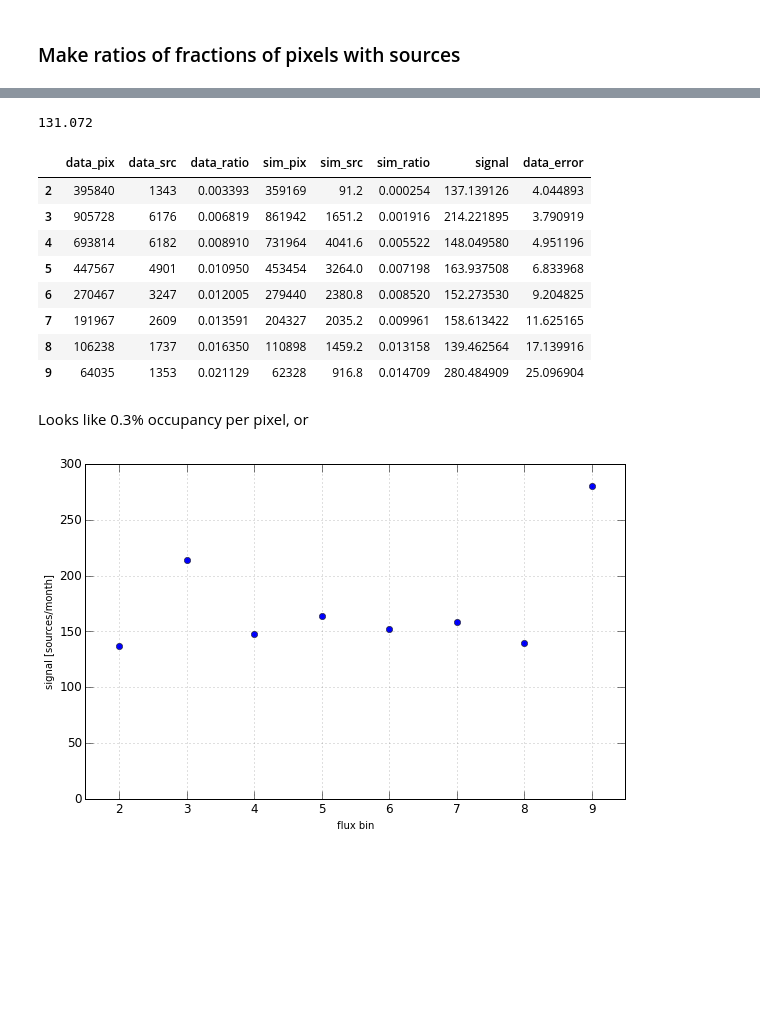
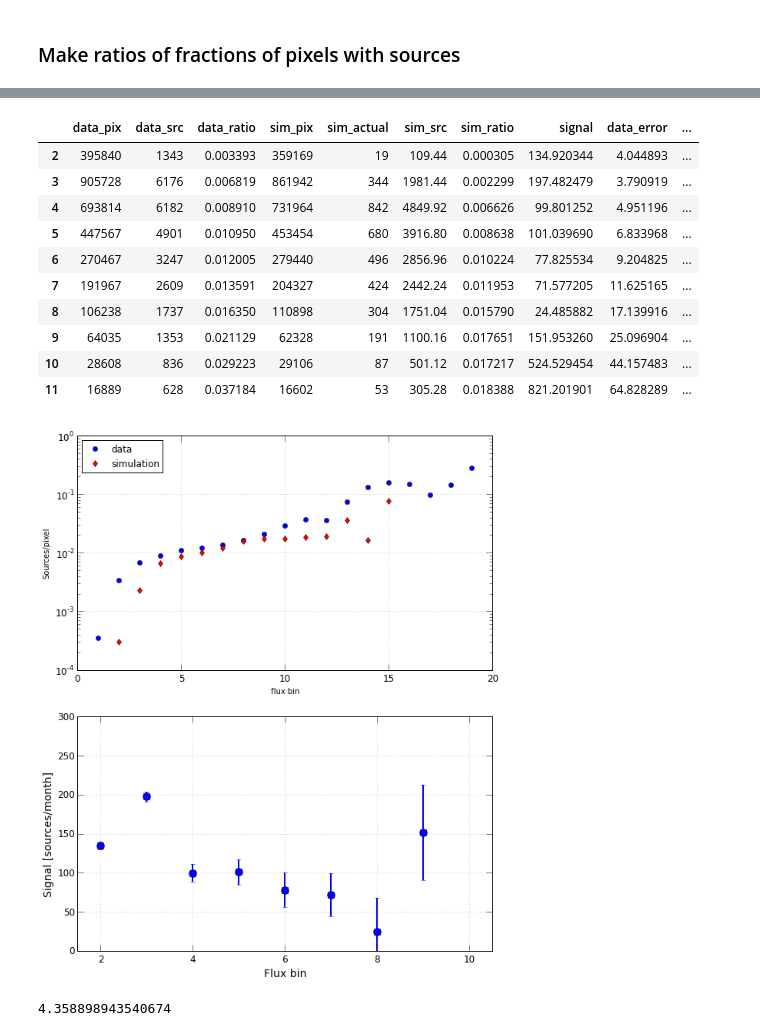
Before and after one commit to tburnett/Fermi-LAT, a Jupyter notebook: transients/Transient Analysis II.ipynb, the cells around one changed output, grey strips where cells are left out. Saved outputs shown, nothing was run; the diff lists cells and outputs as text; code cells hidden in the pictures; blank space fills up the shorter version.

```diff
--- a/transients/Transient Analysis II.ipynb
+++ b/transients/Transient Analysis II.ipynb
@@ -134,33 +114,54 @@ ax.legend(loc='upper left')
-# %%
-float(len(kde6.vec))* 0.003/72
-# %% [output]
-131.072
 # %%
-pdf = pd.DataFrame([data_pixels, data_sources, data_ratio, sim_pixels, sim_sources, sim_ratio],
-            index='data_pix data_src data_ratio sim_pix sim_src sim_ratio'.split()
+# data
+bins=histkw['bins']
+data_pixels= np.histogram(kde6.vec, bins)[0]
+data_sources=np.histogram(df.fluxdens,bins)[0]
+data_ratio =data_sources/np.array(data_pixels, float)
+# MC
+sim_pixels = np.histogram(simvec, bins)[0]
+simfactor = 72/15. * 1.2  ###FUDGE
+sim_actual = np.histogram(dfobs.fluxdens,bins)[0]
+sim_sources = sim_actual * simfactor
+sim_ratio = sim_sources / np.array(sim_pixels, float)
+# make a DataFrame
+pdf = pd.DataFrame([data_pixels, data_sources, data_ratio, sim_pixels, sim_actual, sim_sources, sim_ratio],
+            index='data_pix data_src data_ratio sim_pix sim_actual sim_src sim_ratio'.split()
             ).T
-factor = float(len(kde6.vec))/72
+factor = float(len(kde6.vec))/72 # convert from pixel occupancy to monthly rate
 pdf['signal'] = (pdf.data_ratio - pdf.sim_ratio)* factor
+# calculate sqrt(N) uncertainties for data, simulation
 pdf['data_error']  = np.sqrt(pdf.data_src)/pdf.data_pix * factor
-simfactor = 72/15.
-pdf['sim_error']   = np.sqrt(pdf.sim_src/simfactor)*
-pdf[2:10]
+pdf['sim_error']   = np.sqrt(pdf.sim_src/simfactor)*simfactor/pdf.sim_pix * factor
+#add in quadrature
+pdf['signal_error'] = np.sqrt(pdf.data_error**2 + pdf.sim_error**2)
+pdf[2:12]
 # %% [output]
-|  | data_pix | data_src | data_ratio | sim_pix | sim_src | sim_ratio | signal | data_error |
-| 2 | 395840 | 1343 | 0.003393 | 359169 | 91.2 | 0.000254 | 137.139126 | 4.044893 |
-| 3 | 905728 | 6176 | 0.006819 | 861942 | 1651.2 | 0.001916 | 214.221895 | 3.790919 |
-| 4 | 693814 | 6182 | 0.008910 | 731964 | 4041.6 | 0.005522 | 148.049580 | 4.951196 |
-| 5 | 447567 | 4901 | 0.010950 | 453454 | 3264.0 | 0.007198 | 163.937508 | 6.833968 |
-| 6 | 270467 | 3247 | 0.012005 | 279440 | 2380.8 | 0.008520 | 152.273530 | 9.204825 |
-| 7 | 191967 | 2609 | 0.013591 | 204327 | 2035.2 | 0.009961 | 158.613422 | 11.625165 |
-| 8 | 106238 | 1737 | 0.016350 | 110898 | 1459.2 | 0.013158 | 139.462564 | 17.139916 |
-| 9 | 64035 | 1353 | 0.021129 | 62328 | 916.8 | 0.014709 | 280.484909 | 25.096904 |
+|  | data_pix | data_src | data_ratio | sim_pix | sim_actual | sim_src | sim_ratio | signal | data_error | ... |
+| 2 | 395840 | 1343 | 0.003393 | 359169 | 19 | 109.44 | 0.000305 | 134.920344 | 4.044893 | ... |
+| 3 | 905728 | 6176 | 0.006819 | 861942 | 344 | 1981.44 | 0.002299 | 197.482479 | 3.790919 | ... |
+| 4 | 693814 | 6182 | 0.008910 | 731964 | 842 | 4849.92 | 0.006626 | 99.801252 | 4.951196 | ... |
+| 5 | 447567 | 4901 | 0.010950 | 453454 | 680 | 3916.80 | 0.008638 | 101.039690 | 6.833968 | ... |
+| 6 | 270467 | 3247 | 0.012005 | 279440 | 496 | 2856.96 | 0.010224 | 77.825534 | 9.204825 | ... |
+| 7 | 191967 | 2609 | 0.013591 | 204327 | 424 | 2442.24 | 0.011953 | 71.577205 | 11.625165 | ... |
+| 8 | 106238 | 1737 | 0.016350 | 110898 | 304 | 1751.04 | 0.015790 | 24.485882 | 17.139916 | ... |
+| 9 | 64035 | 1353 | 0.021129 | 62328 | 191 | 1100.16 | 0.017651 | 151.953260 | 25.096904 | ... |
+| 10 | 28608 | 836 | 0.029223 | 29106 | 87 | 501.12 | 0.017217 | 524.529454 | 44.157483 | ... |
+| 11 | 16889 | 628 | 0.037184 | 16602 | 53 | 305.28 | 0.018388 | 821.201901 | 64.828289 | ... |
-# %% [markdown]
-Looks like 0.3% occupancy per pixel, or
 # %%
-fig, ax = plt.subplots(figsize=(10,6))
-ax.errorbar(range(2,10), pdf.signal[2:10], fmt='o', )
-plt.setp(ax, ylim=(0, 300), xlim=(1.5, 9.5), xlabel='flux bin',ylabel='signal [sources/month]' )
+fig, axx = plt.subplots(2,1, figsize=(10,12))
+ax = axx.flatten()[0]
+ax.plot(data_ratio, 'o', label='data')
+ax.plot(sim_ratio, 'dr', label='simulation')
+plt.setp(ax, yscale='log', ylabel='Sources/pixel', xlabel='flux bin')
 ax.grid(True, alpha=0.5)
+ax.legend(loc='upper left');
+
+ax = axx.flatten()[1]
+maxbin=11
+ax.errorbar(range(2,maxbin), pdf.signal[2:maxbin], fmt='o', ms=10,lw=2, yerr=pdf.signal_error[2:maxbin])
+plt.setp(ax, ylim=(0, 300), xlim=(1.5, maxbin-0.5),  )
+ax.set_xlabel('Flux bin', fontsize=14)
+ax.set_ylabel('Signal [sources/month]', fontsize=14)
+ax.grid(True, alpha=0.5)
 # %% [output]
-[figure, old version]
+[figure, new version]
@@ -168,0 +168,4 @@ plt.errorbar?
+# %%
+np.sqrt(109.44/simfactor)
+# %% [output]
+4.358898943540674
```
Also changed, not shown: parts of 3 cells of this notebook.
